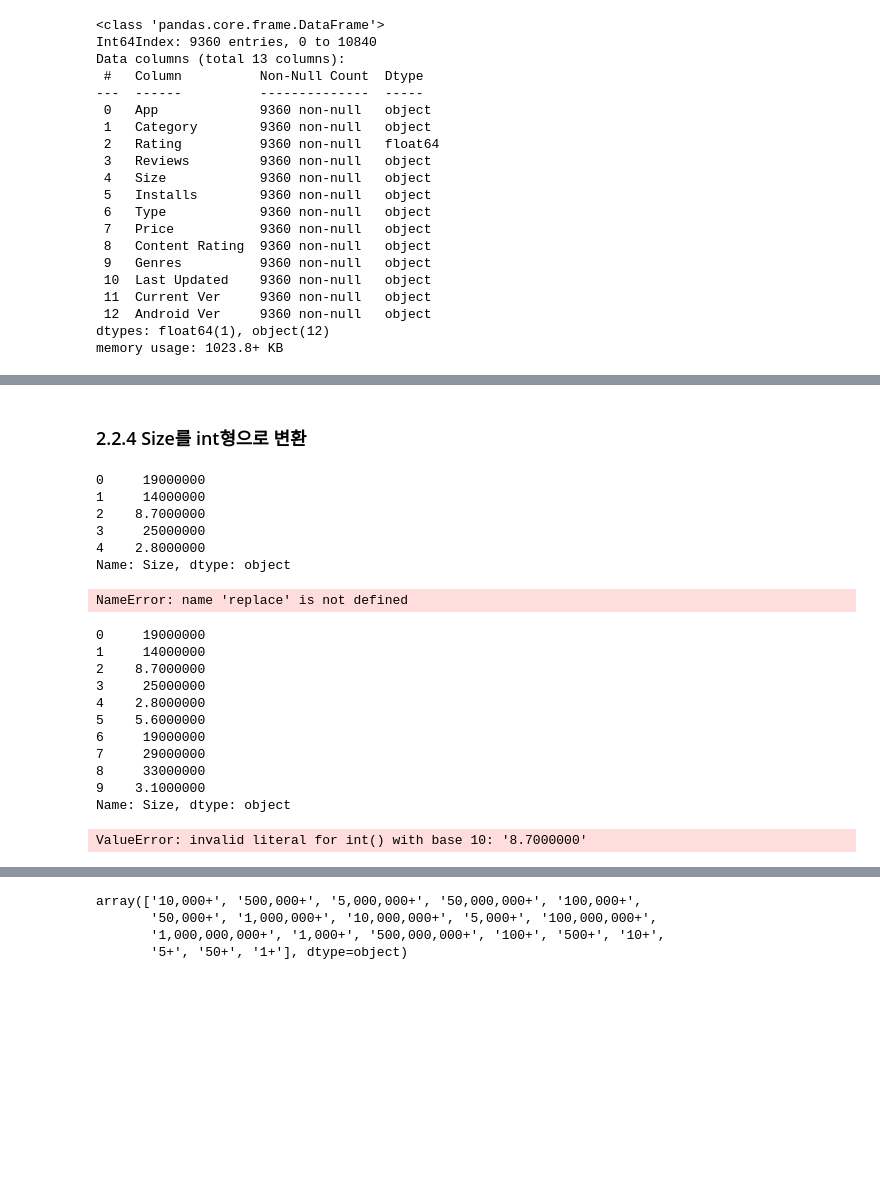
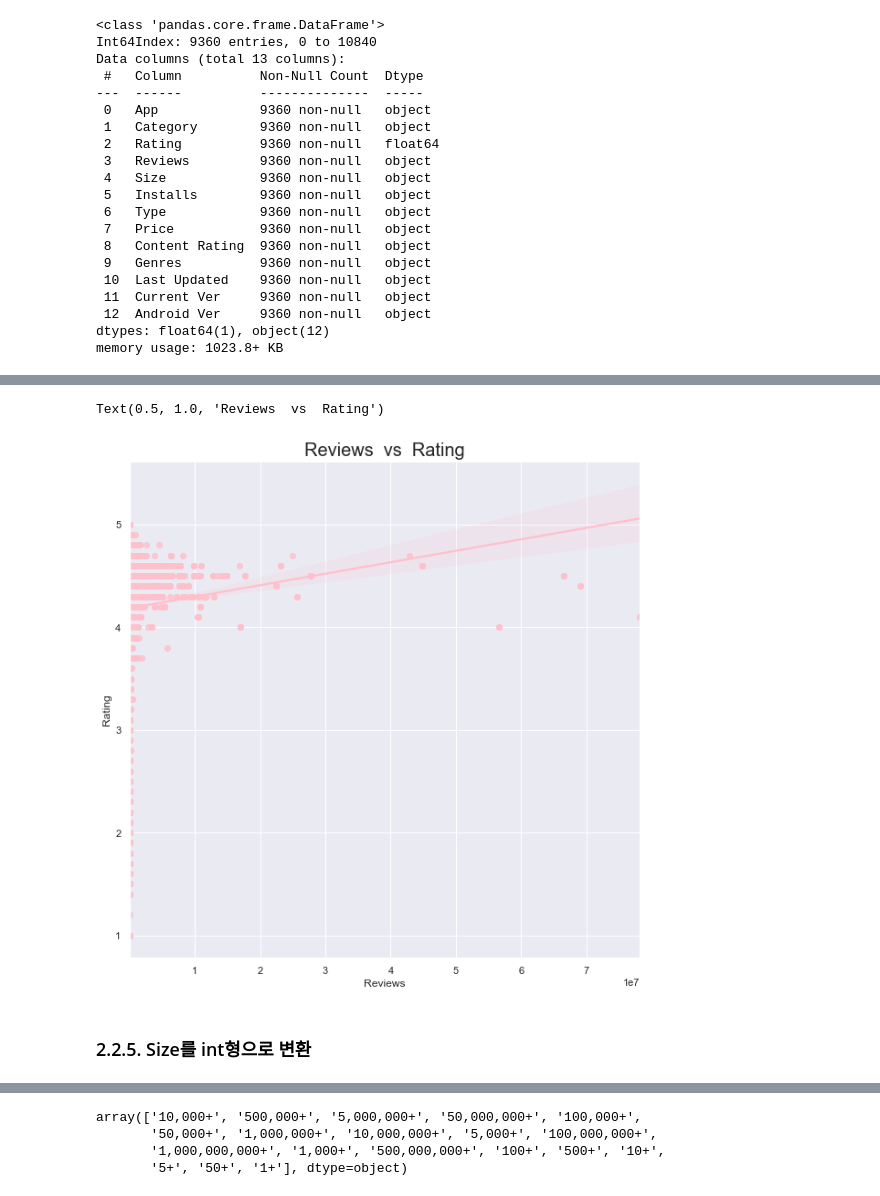
Before and after one commit to Jeong-Bin/DA-PROJECT, a Jupyter notebook: PROJECT_4 ML을 활용한 APP 점수 예측 및 향상 방안.ipynb, the cells around one changed output, grey strips where cells are left out. Drawn from its saved outputs; the diff is of its cells as text; code cells hidden in the pictures; blank space fills up the shorter version.

```diff
--- a/PROJECT_4 ML을 활용한 APP 점수 예측 및 향상 방안.ipynb
+++ b/PROJECT_4 ML을 활용한 APP 점수 예측 및 향상 방안.ipynb
@@ -108,47 +133,12 @@ data['Reviews'] = data['Reviews'].astype(int)
+# %%
+plt.figure(figsize = (10,10))
+sns.regplot(x="Reviews", y="Rating", data=data, color='pink')
+plt.title('Reviews  vs  Rating', size=20)
+# %% [output]
+Text(0.5, 1.0, 'Reviews  vs  Rating')
+[figure, added]
 # %% [markdown]
-### 2.2.4 Size를 int형으로 변환
+### 2.2.5. Size를 int형으로 변환
-# %%
-data['Size'].head()
-# %% [output]
-0     19000000
-1     14000000
-2    8.7000000
-3     25000000
-4    2.8000000
-Name: Size, dtype: object
-# %%
-# k를 000으로, M을 000000으로 바꿔준다.
-x = '.'
-data['Size'] = data['Size'].apply(lambda x : data['Size'].str.replace('M', '00000')
-                                  if x in data['Size']
-                                  else replace('M', '000000'))
-
-def :
-    if '.' in data['Size'] :
-        data['Size'].str.replace('M', '00000')
-    else :
-        replace('M', '000000'))
-# %% [output]
-NameError: name 'replace' is not defined
-# %%
-data['Size'].head(10)
-# %% [output]
-0     19000000
-1     14000000
-2    8.7000000
-3     25000000
-4    2.8000000
-5    5.6000000
-6     19000000
-7     29000000
-8     33000000
-9    3.1000000
-Name: Size, dtype: object
-# %%
-# int 형으로 바꿔준다.
-data['Size'] = data['Size'].astype(int)
-# %% [output]
-ValueError: invalid literal for int() with base 10: '8.7000000'
 # %%
 data['Size'].value_counts()
 # %% [output]
```
Also changed, not shown: parts of 59 cells of this notebook.
